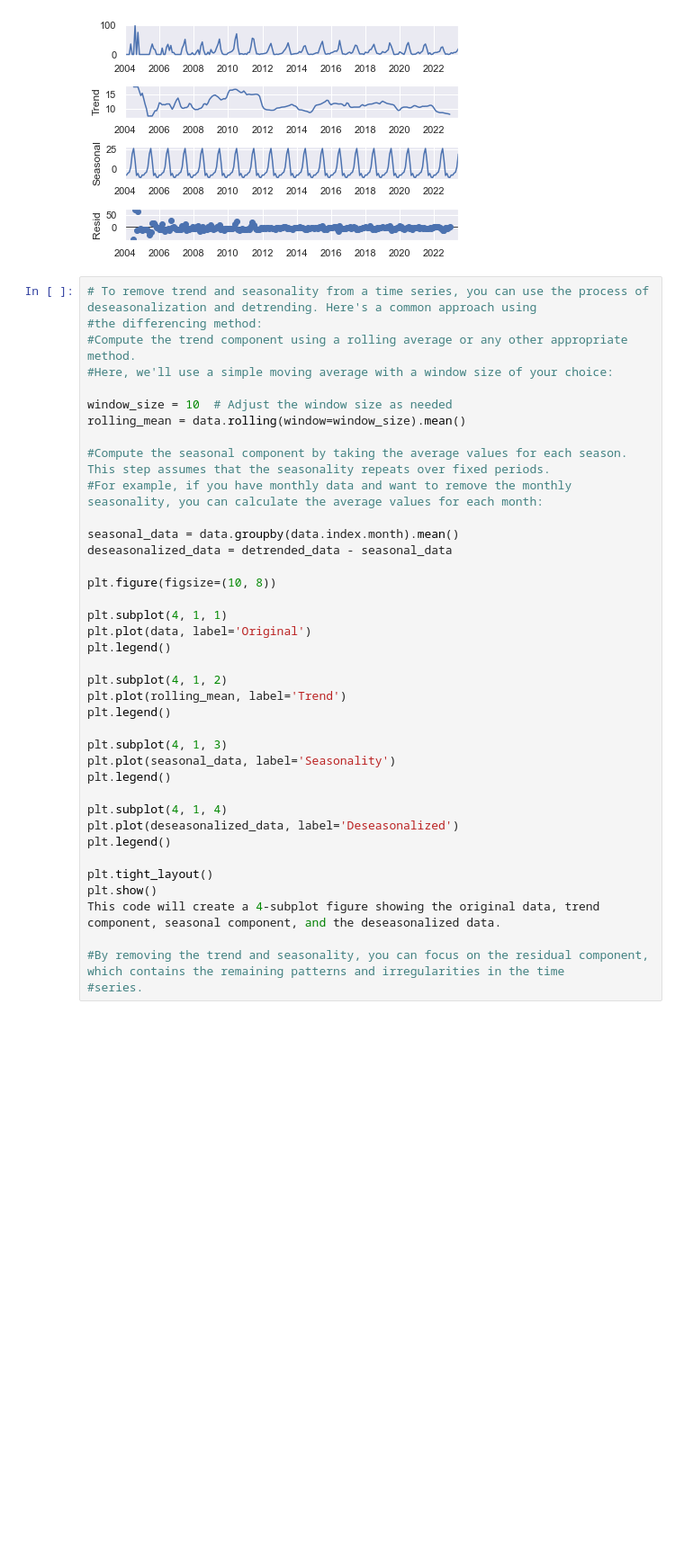
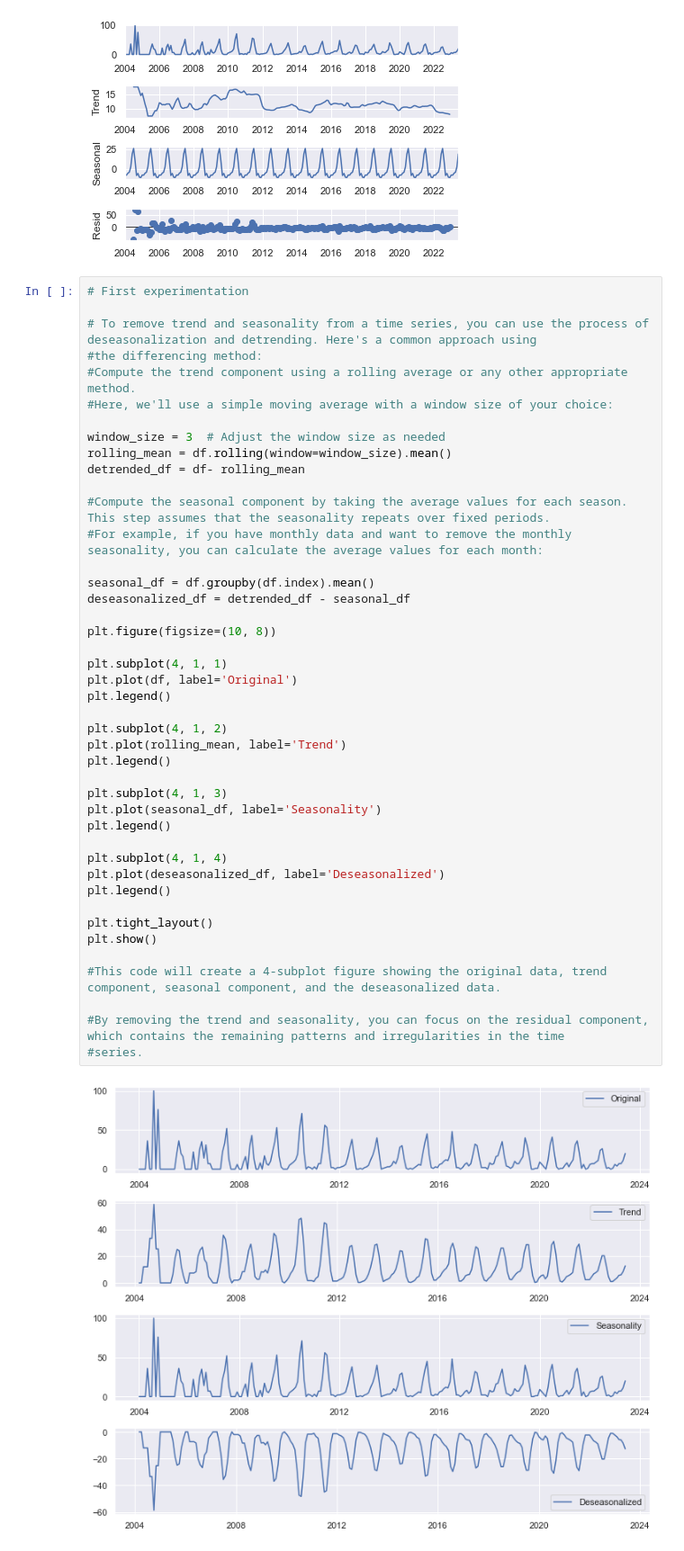
Before and after one commit to szintakacseva/TimeSeries, a Jupyter notebook: statsmodels_ts.ipynb, the cells around one changed output. Shown at 90% size. Cells and saved outputs as stored; diff of their text form; blank space fills up the shorter version.

```diff
--- a/statsmodels_ts.ipynb
+++ b/statsmodels_ts.ipynb
@@ -112,41 +115,47 @@ plt.show()
 # %% [output]
 [figure]
 # %%
+# First experimentation
+
 # To remove trend and seasonality from a time series, you can use the process of deseasonalization and detrending. Here's a common approach using
 #the differencing method:
 #Compute the trend component using a rolling average or any other appropriate method.
 #Here, we'll use a simple moving average with a window size of your choice:
 
-window_size = 10  # Adjust the window size as needed
-rolling_mean = data.rolling(window=window_size).mean()
+window_size = 3  # Adjust the window size as needed
+rolling_mean = df.rolling(window=window_size).mean()
+detrended_df = df- rolling_mean
 
 #Compute the seasonal component by taking the average values for each season. This step assumes that the seasonality repeats over fixed periods.
 #For example, if you have monthly data and want to remove the monthly seasonality, you can calculate the average values for each month:
 
-seasonal_data = data.groupby(data.index.month).mean()
-deseasonalized_data = detrended_data - seasonal_data
+seasonal_df = df.groupby(df.index).mean()
+deseasonalized_df = detrended_df - seasonal_df
 
 plt.figure(figsize=(10, 8))
 
 plt.subplot(4, 1, 1)
-plt.plot(data, label='Original')
+plt.plot(df, label='Original')
 plt.legend()
 
 plt.subplot(4, 1, 2)
 plt.plot(rolling_mean, label='Trend')
 plt.legend()
 
 plt.subplot(4, 1, 3)
-plt.plot(seasonal_data, label='Seasonality')
+plt.plot(seasonal_df, label='Seasonality')
 plt.legend()
 
 plt.subplot(4, 1, 4)
-plt.plot(deseasonalized_data, label='Deseasonalized')
+plt.plot(deseasonalized_df, label='Deseasonalized')
 plt.legend()
 
 plt.tight_layout()
 plt.show()
-This code will create a 4-subplot figure showing the original data, trend component, seasonal component, and the deseasonalized data.
+
+#This code will create a 4-subplot figure showing the original data, trend component, seasonal component, and the deseasonalized data.
 
 #By removing the trend and seasonality, you can focus on the residual component, which contains the remaining patterns and irregularities in the time
 #series.
+# %% [output]
+[figure, added]
```
Also changed, not shown: parts of 25 cells of this notebook.
